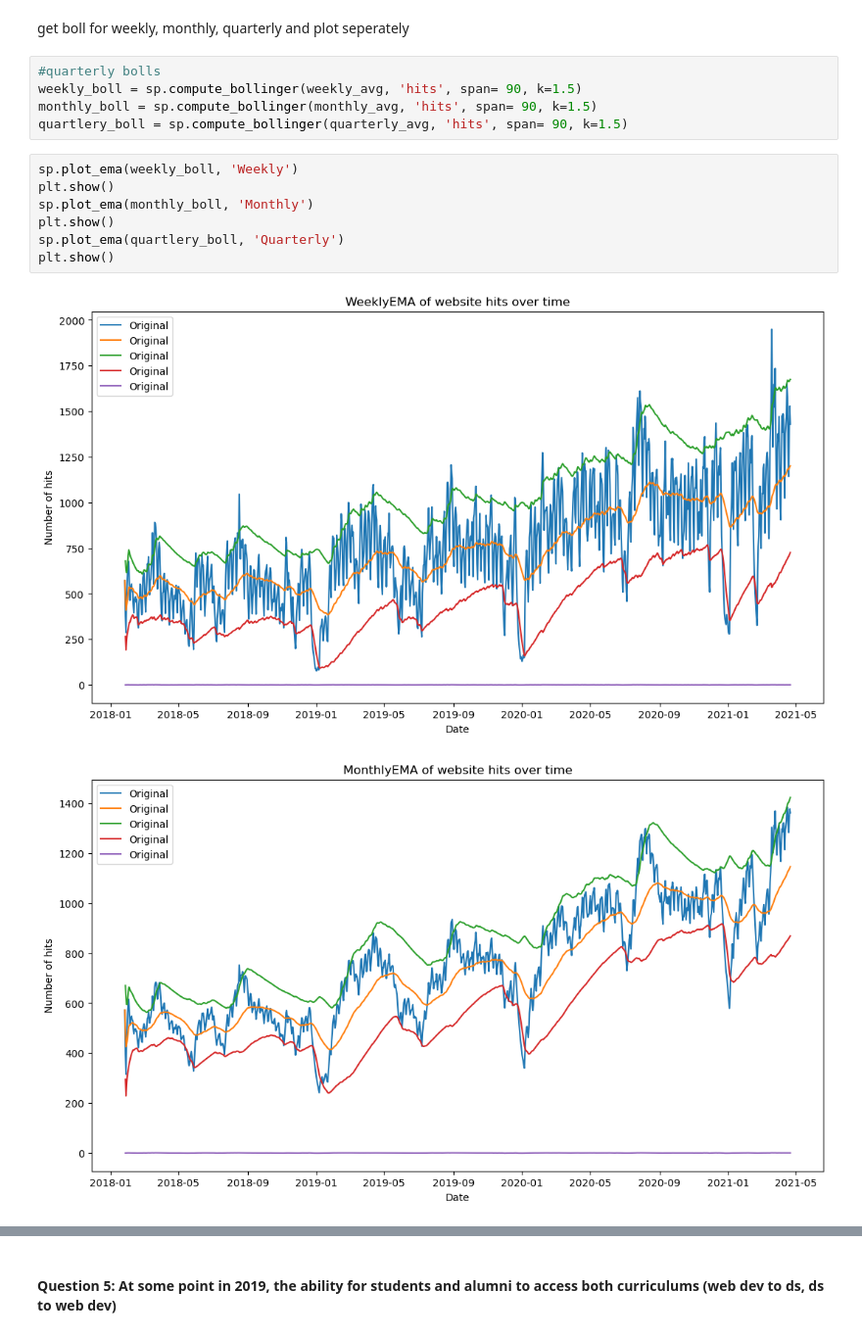
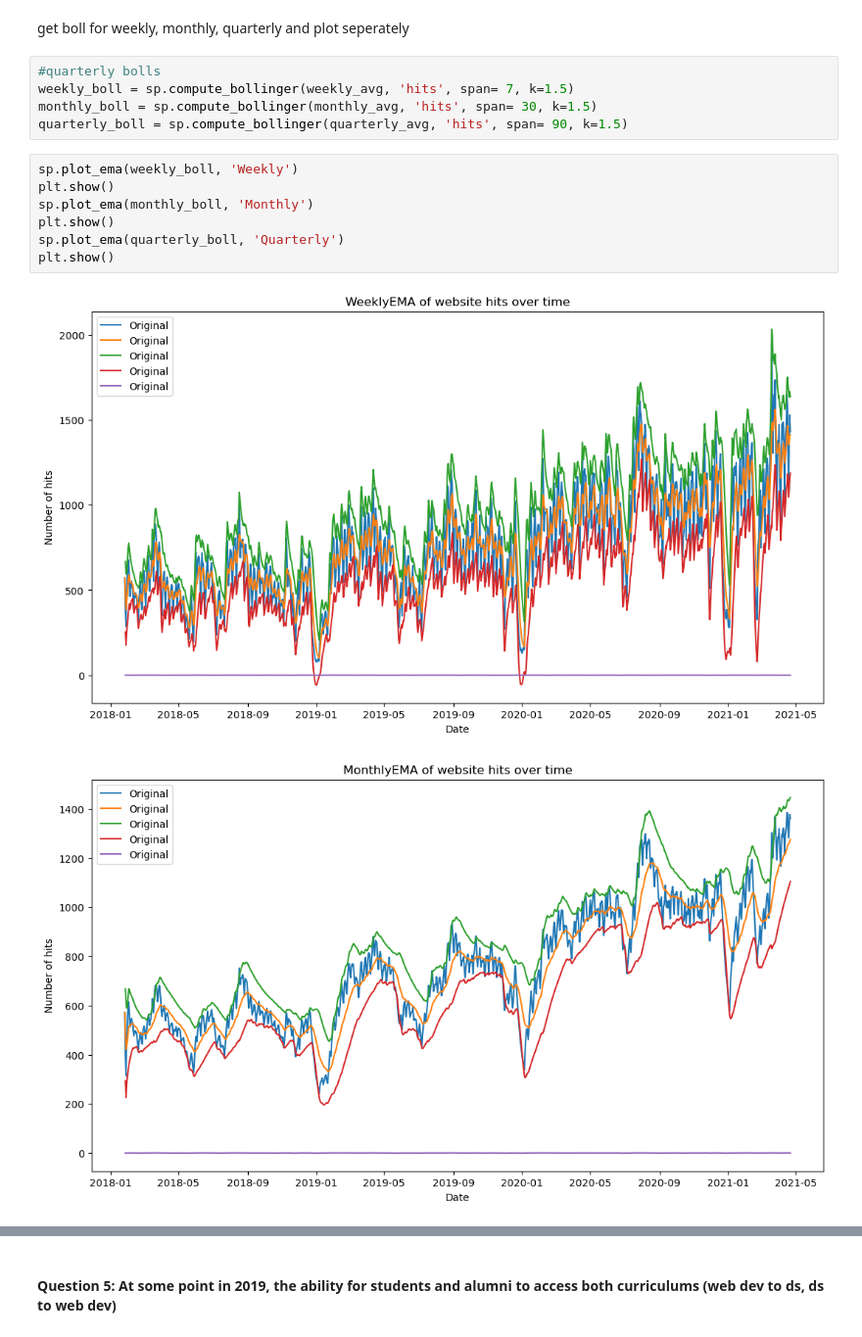
Before and after one commit to detecting-anomalies/detecting-codeup-anomalies, a Jupyter notebook: scratch_stephen.ipynb, the cells around one changed output, grey strips where cells are left out. Shown at 98% size. Drawn from its saved outputs; the diff is of its cells as text.

```diff
--- a/scratch_stephen.ipynb
+++ b/scratch_stephen.ipynb
@@ -265,17 +265,17 @@ plt.show()
 get boll for weekly, monthly, quarterly and plot seperately
 # %%
 #quarterly bolls
-weekly_boll = sp.compute_bollinger(weekly_avg, 'hits', span= 90, k=1.5)
-monthly_boll = sp.compute_bollinger(monthly_avg, 'hits', span= 90, k=1.5)
-quartlery_boll = sp.compute_bollinger(quarterly_avg, 'hits', span= 90, k=1.5)
+weekly_boll = sp.compute_bollinger(weekly_avg, 'hits', span= 7, k=1.5)
+monthly_boll = sp.compute_bollinger(monthly_avg, 'hits', span= 30, k=1.5)
+quarterly_boll = sp.compute_bollinger(quarterly_avg, 'hits', span= 90, k=1.5)
 # %%
 sp.plot_ema(weekly_boll, 'Weekly')
 plt.show()
 sp.plot_ema(monthly_boll, 'Monthly')
 plt.show()
-sp.plot_ema(quartlery_boll, 'Quarterly')
+sp.plot_ema(quarterly_boll, 'Quarterly')
 plt.show()
 # %% [output]
-[figure, old version]
+[figure, new version]
-[figure, old version]
+[figure, new version]
 [figure]
```
Also changed, not shown: parts of 11 cells of this notebook, 1 other file.
